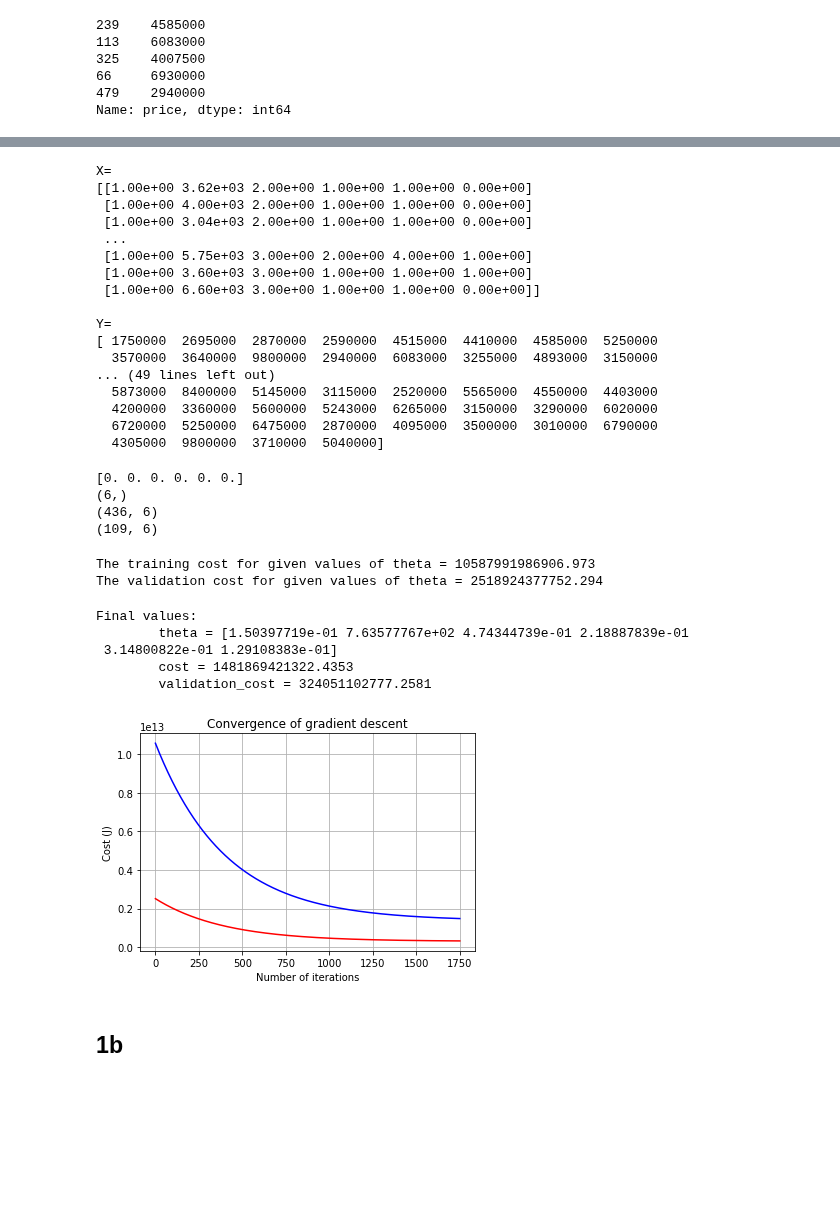
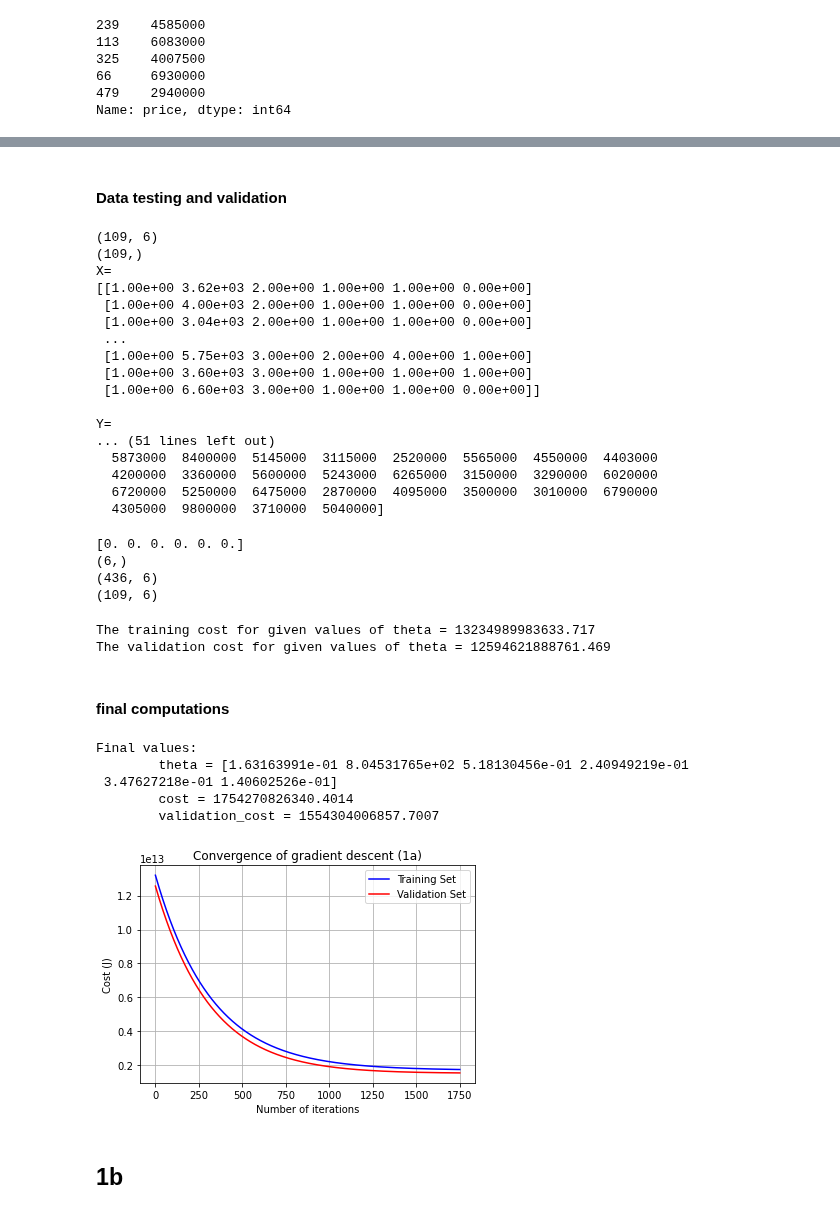
Before and after one commit to A-Hudson-0117/MachineLearning-Intro, a Jupyter notebook: housing descent (hw 1)/housing_descent.ipynb, the cells around one changed output, grey strips where cells are left out. Drawn from its saved outputs; the diff is of its cells as text; code cells hidden in the pictures; blank space fills up the shorter version.

```diff
--- a/housing descent (hw 1)/housing_descent.ipynb
+++ b/housing descent (hw 1)/housing_descent.ipynb
@@ -20,9 +22,8 @@ data_table.head()
 | 3 | 12215000 | 7500 | 4 | 2 | 2 | yes | no | yes | no | ... |
 | 4 | 11410000 | 7420 | 4 | 1 | 2 | yes | yes | yes | no | ... |
 # %%
-m = len(data_table)
-
-print(f"m = {m}")
+# m = len(data_table)
+# print(f"m = {m}")
 print(f"shape = {np.shape(data_table)}")
 
 # creates a list of all variables from the column names
@@ -66,7 +66,7 @@ binary vars = ['mainroad', 'guestroom', 'basement', 'hotwaterheating', 'aircondi
 furnish vars = ['furnishingstatus']
 value vars = ['price', 'area', 'bedrooms', 'bathrooms', 'stories', 'parking']
 # %%
-def plot_2_sets_of_data(iterations:int, cost_history, validation_history, color_1:str = "blue", color_2:str = "red"):
+def plot_2_sets_of_data(iterations:int, cost_history_training, cost_history_validation, title:str, color_1:str = "blue", color_2:str = "red"):
     """
     Allows for plotting of the two data sets in one simple function
 
@@ -77,10 +77,11 @@ def plot_2_sets_of_data(iterations:int, cost_history, validation_history, color_
         color_1 (str, optional): string of the color for the plotted cost history. Defaults to "blue".
         color_2 (str, optional): string of the color for the plotted validation history. Defaults to "red".
     """
-    plt.plot(range(1, iterations + 1),cost_history, color=color_1)
-    plt.plot(range(1, iterations + 1),validation_history, color=color_2)
+    plt.plot(range(1, iterations + 1) , cost_history_training   , color=color_1)
+    plt.plot(range(1, iterations + 1) , cost_history_validation , color=color_2)
     plt.rcParams["figure.figsize"] = (10,6)
     plt.grid()
     plt.xlabel('Number of iterations')
     plt.ylabel('Cost (J)')
-    plt.title(f'Convergence of gradient descent') ;
+    plt.legend(["Training Set", "Validation Set"])
+    plt.title(title) ;
@@ -228,5 +229,5 @@ def compute_cost(x, y, theta, debug:bool=False):
 # %%
-def gradient_descent(x, y, theta, alpha:float, iterations:int, validation_x, validation_y, debug: bool = False):
+def gradient_descent1(x, y, theta, alpha:float, iterations:int, x_validation, y_validation, debug: bool = False):
     """
     Compute cost for linear regression.
 
@@ -238,8 +239,8 @@ def gradient_descent(x, y, theta, alpha:float, iterations:int, validation_x, val
         theta : 1D array of fitting parameters or weights. Dimension (1 x n)
         alpha (float): Learning rate
         iterations (int): Number of iterations
-        validation_x : _description_
-        validation_y : _description_
+        x_validation : _description_
+        y_validation : _description_
         debug (bool, optional): a print debug shape line. Defaults to False.
 
     Returns:
@@ -249,6 +250,9 @@ def gradient_descent(x, y, theta, alpha:float, iterations:int, validation_x, val
     """
     cost_history = np.zeros(iterations)
     validation_cost = np.zeros(iterations)
+
+    m = len(x)
+    m_valid = len(x_validation)
 
     for i in range(iterations):
         predictions = x.dot(theta)
@@ -269,8 +273,8 @@ def gradient_descent(x, y, theta, alpha:float, iterations:int, validation_x, val
         theta = theta - sum_delta;
         if debug:
             print(f"theta: {theta.shape}\n\n")
-        cost_history[i] = compute_cost(x, y, theta)
-        validation_cost[i] = compute_cost(validation_x, validation_y, theta)
+        cost_history[i] = compute_cost(x, y, theta, m)
+        validation_cost[i] = compute_cost(x_validation, y_validation, theta, m_valid)
 
     return theta, cost_history, validation_cost
 # %% [markdown]
@@ -360,7 +352,13 @@ print(valid_Y.shape)
+# %% [markdown]
+#### Data testing and validation
 # %%
+print(valid_X.shape)
+print(valid_Y.shape)
 print(f"X=\n{str(X)}\n")
 print(f"Y=\n{str(Y)}\n")
 # %% [output]
+(109, 6)
+(109,)
 X=
 [[1.00e+00 3.62e+03 2.00e+00 1.00e+00 1.00e+00 0.00e+00]
  [1.00e+00 4.00e+03 2.00e+00 1.00e+00 1.00e+00 0.00e+00]
@@ -371,9 +369,7 @@ X=
  [1.00e+00 6.60e+03 3.00e+00 1.00e+00 1.00e+00 0.00e+00]]
 
 Y=
-[ 1750000  2695000  2870000  2590000  4515000  4410000  4585000  5250000
-  3570000  3640000  9800000  2940000  6083000  3255000  4893000  3150000
-... (49 lines left out)
+... (51 lines left out)
   5873000  8400000  5145000  3115000  2520000  5565000  4550000  4403000
   4200000  3360000  5600000  5243000  6265000  3150000  3290000  6020000
   6720000  5250000  6475000  2870000  4095000  3500000  3010000  6790000
@@ -392,34 +388,36 @@ print(valid_X.shape)
 # %%
 
 # This is here just to check that the cost function is working correctly
-cost = compute_cost(X, Y, theta, debug=False)
+cost = compute_cost(X, Y,theta, len(X), debug=False)
 print('The training cost for given values of theta =', cost)
 
-cost = compute_cost(valid_X, valid_Y, theta, debug=False)
+cost = compute_cost(valid_X, valid_Y,theta, len(valid_X), debug=False)
 print('The validation cost for given values of theta =', cost)
 # %% [output]
-The training cost for given values of theta = 10587991986906.973
-The validation cost for given values of theta = 2518924377752.294
+The training cost for given values of theta = 13234989983633.717
+The validation cost for given values of theta = 12594621888761.469
+# %% [markdown]
+#### final computations
 # %%
 theta = np.zeros(X.shape[1])
 iterations = 1750;
 alpha = 0.00000000005;
 
 # debug = True
 # debug = False
 
-theta, cost_history, validation_history = gradient_descent(X, Y, theta, alpha, iterations, valid_X, valid_Y)
+theta, cost_history, validation_history = gradient_descent1(X, Y, theta, alpha, iterations, valid_X, valid_Y)
 print('Final values:\n\ttheta =', theta)
 print(f"\tcost = {cost_history[-1]}")
 print(f"\tvalidation_cost = {validation_history[-1]}")
-plot_2_sets_of_data(iterations, cost_history, validation_history)
+plot_2_sets_of_data(iterations, cost_history, validation_history, 'Convergence of gradient descent (1a)')
 # %% [output]
 Final values:
-        theta = [1.50397719e-01 7.63577767e+02 4.74344739e-01 2.18887839e-01
- 3.14800822e-01 1.29108383e-01]
-        cost = 1481869421322.4353
-        validation_cost = 324051102777.2581
+        theta = [1.63163991e-01 8.04531765e+02 5.18130456e-01 2.40949219e-01
+ 3.47627218e-01 1.40602526e-01]
+        cost = 1754270826340.4014
+        validation_cost = 1554304006857.7007
-[figure, old version]
+[figure, new version]
 # %% [markdown]
 ## 1b
 # %%
```
Also changed, not shown: parts of 141 cells of this notebook.
